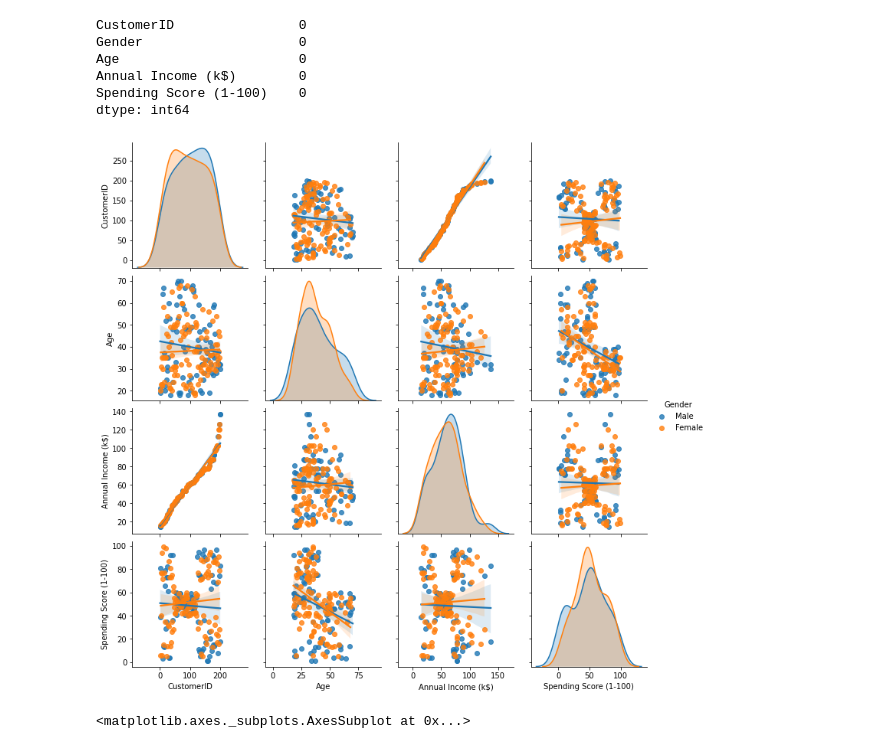
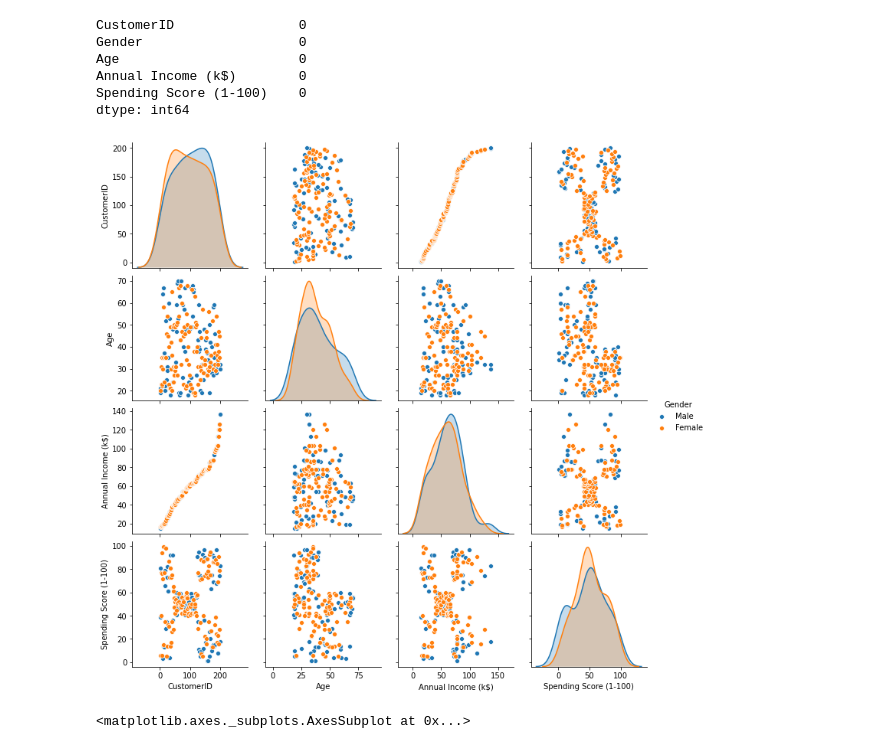
Before and after one commit to achatzia/Machine_Learning, a Jupyter notebook: ML_Customer_Segmentation.ipynb, the cells around one changed output. Drawn from its saved outputs; the diff is of its cells as text; code cells hidden in the pictures.

```diff
--- a/ML_Customer_Segmentation.ipynb
+++ b/ML_Customer_Segmentation.ipynb
@@ -61,13 +61,14 @@ Annual Income (k$)        0
 Spending Score (1-100)    0
 dtype: int64
 # %%
-sns_plot = sns.pairplot(df, hue='Gender', kind='reg')
+sns_plot = sns.pairplot(df, hue='Gender')
 sns_plot.savefig("output.png")
+plt.show()
 from PIL import Image
 image = Image.open('output.png')
 image.show()
 # %% [output]
-[figure, old version]
+[figure, new version]
 # %%
 sns.distplot(df['Age'], rug=True)
 # %% [output]
```
Also changed, not shown: parts of 5 cells of this notebook, 1 other file.
